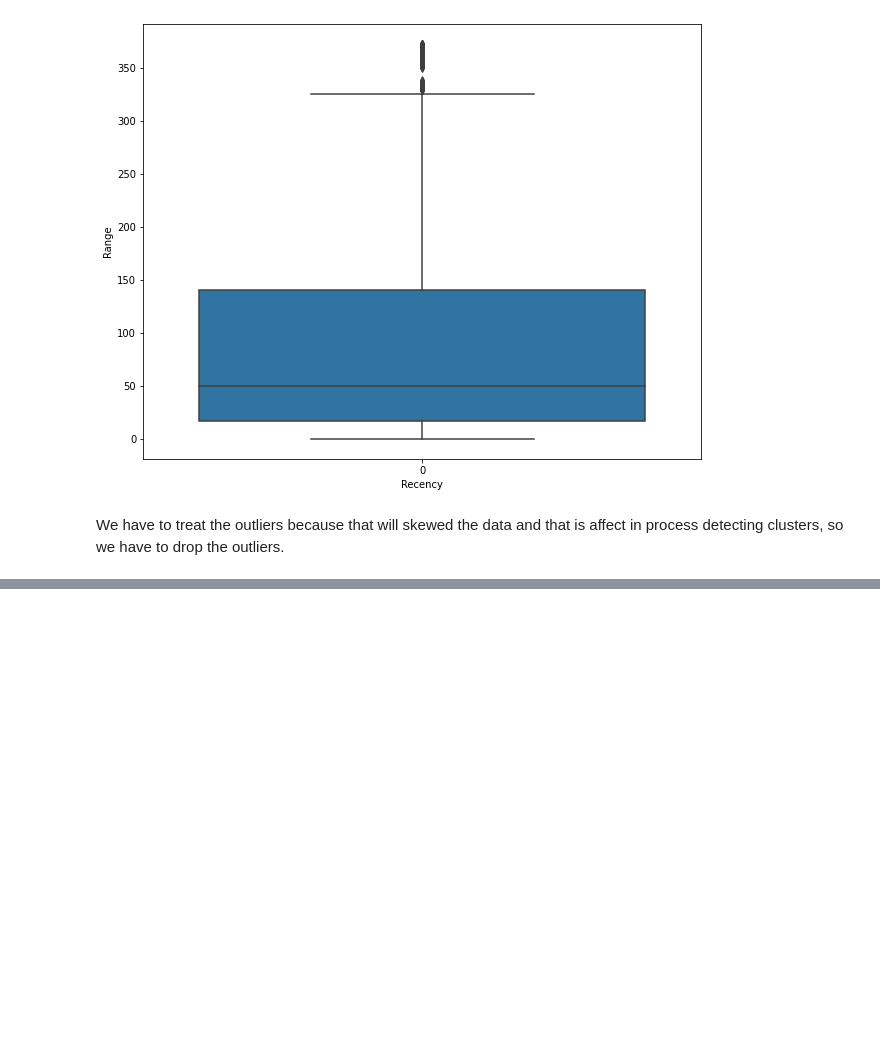
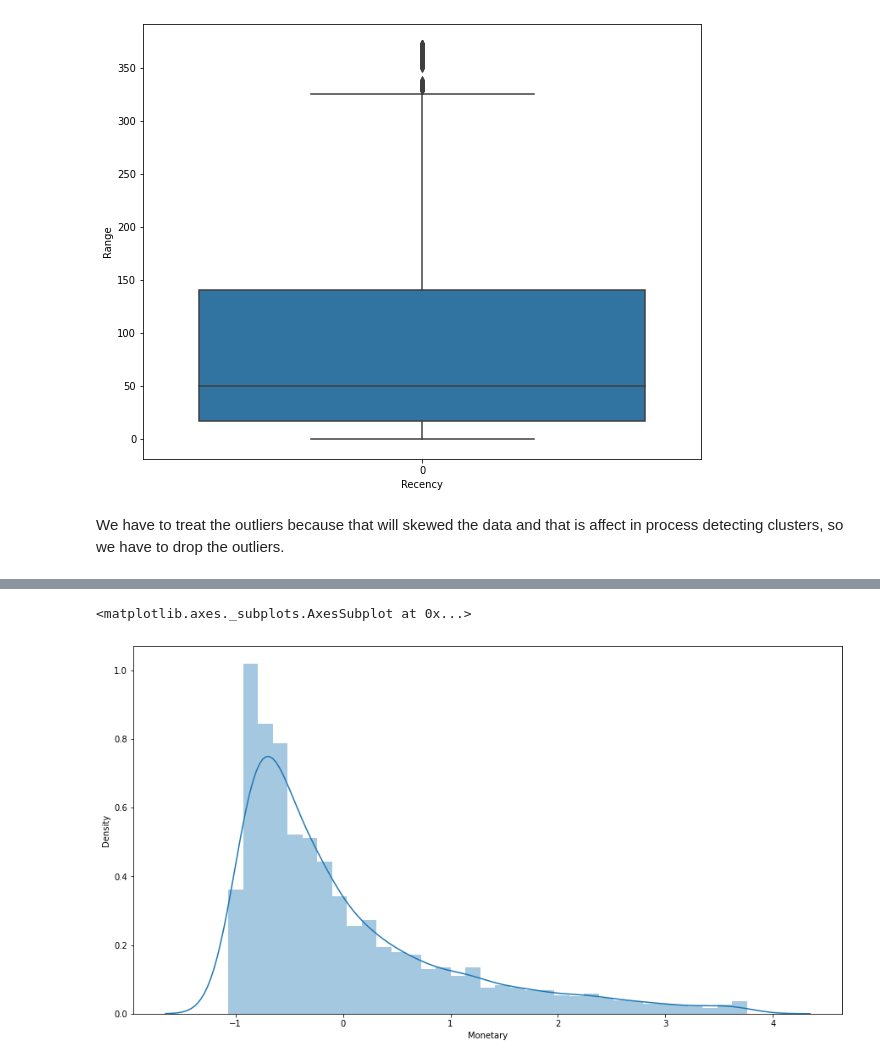
Before and after one commit to milanajudiya/Customer_Segmentation, a Jupyter notebook: Online_Retail_Customer_Segmentation.ipynb, the cells around one changed output, grey strips where cells are left out. Cells and saved outputs as stored; diff of their text form; code cells hidden in the pictures; blank space fills up the shorter version.

```diff
--- a/Online_Retail_Customer_Segmentation.ipynb
+++ b/Online_Retail_Customer_Segmentation.ipynb
@@ -553,3 +552,21 @@ Text(0, 0.5, 'Range')
 [figure]
 # %% [markdown]
 We have to treat the outliers because that will skewed the data and that is affect in process detecting clusters, so we have to drop the outliers.
+# %%
+# removing outliers in Recency column
+Q1 = df_rfm["Recency"].quantile(0.25)
+Q3 = df_rfm["Recency"].quantile(0.75)
+IQR = Q3 - Q1
+df_rfm = df_rfm[(df_rfm["Recency"] >= Q1 - 1.5*IQR) & (df_rfm["Recency"] <= Q3 + 1.5*IQR)]
+
+# removing outliers in Monetary column
+Q1 = df_rfm["Monetary"].quantile(0.25)
+Q3 = df_rfm["Monetary"].quantile(0.75)
+IQR = Q3 - Q1
+df_rfm = df_rfm[(df_rfm["Monetary"] >= Q1 - 1.5*IQR) & (df_rfm["Monetary"] <= Q3 + 1.5*IQR)]
+
+# removing outliers in Frequency column
+Q1 = df_rfm["Frequency"].quantile(0.25)
+Q3 = df_rfm["Frequency"].quantile(0.75)
+IQR = Q3 - Q1
+df_rfm = df_rfm[(df_rfm["Frequency"] >= Q1 - 1.5*IQR) & (df_rfm["Frequency"] <= Q3 + 1.5*IQR)]
@@ -555,0 +582,10 @@ We have to treat the outliers because that will skewed the data and that is affe
+# %%
+#scale the data
+from sklearn.preprocessing import StandardScaler
+
+df_scaled = df_rfm[["Monetary","Frequency","Recency"]]
+scale = StandardScaler()
+
+df_rfm_scaled = scale.fit_transform(df_scaled)
+df_rfm_scaled = pd.DataFrame(df_rfm_scaled)
+df_rfm_scaled.columns = ["Monetary","Frequency","Recency"]
@@ -555,0 +601,9 @@ We have to treat the outliers because that will skewed the data and that is affe
+# %%
+# distribution data after transformation in monetary
+
+monetary_plot = df_rfm_scaled['Monetary']
+plt.figure(figsize=(15,8))
+sns.distplot(monetary_plot)
+# %% [output]
+<matplotlib.axes._subplots.AxesSubplot at 0x...>
+[figure, added]
```
Also changed, not shown: parts of 15 cells of this notebook.
